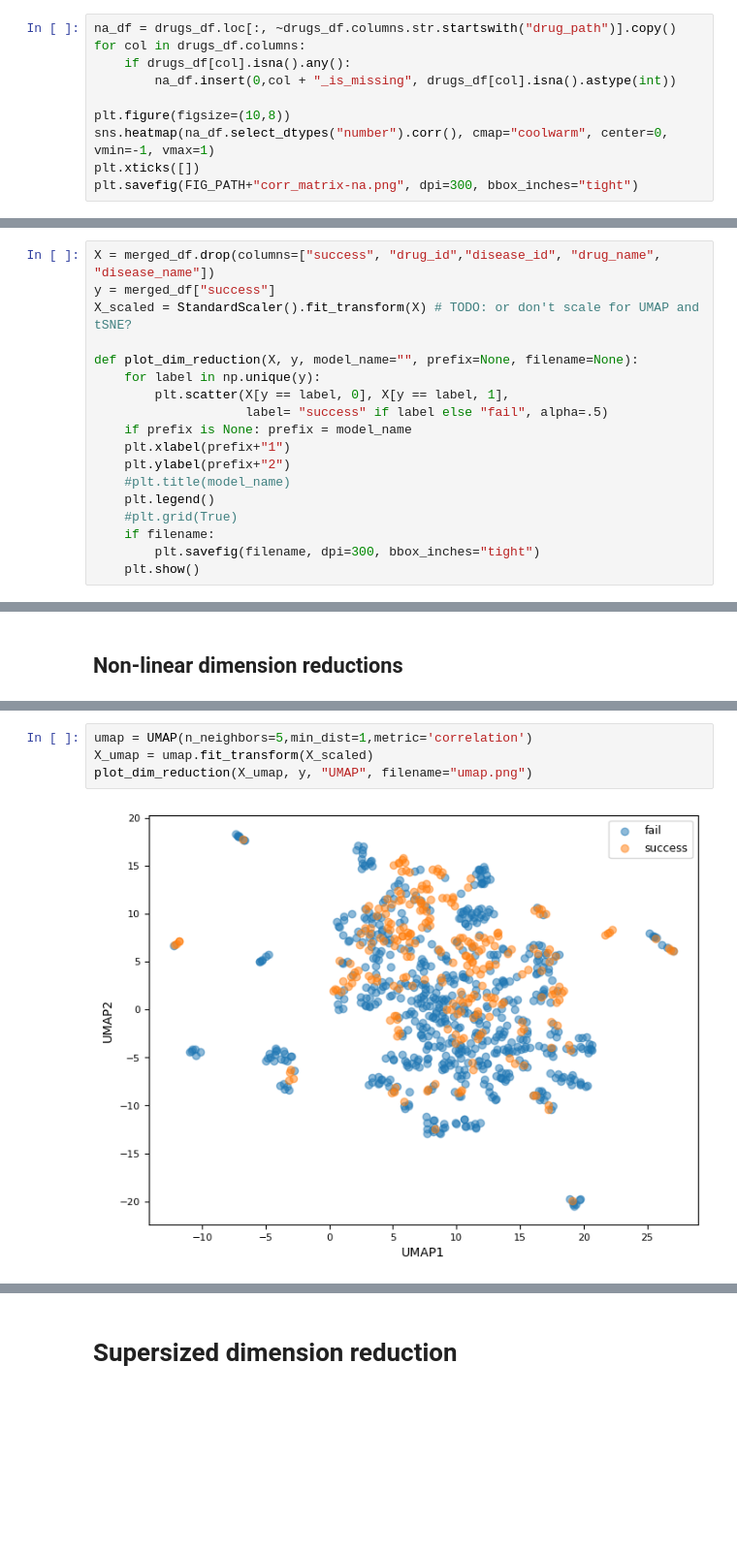
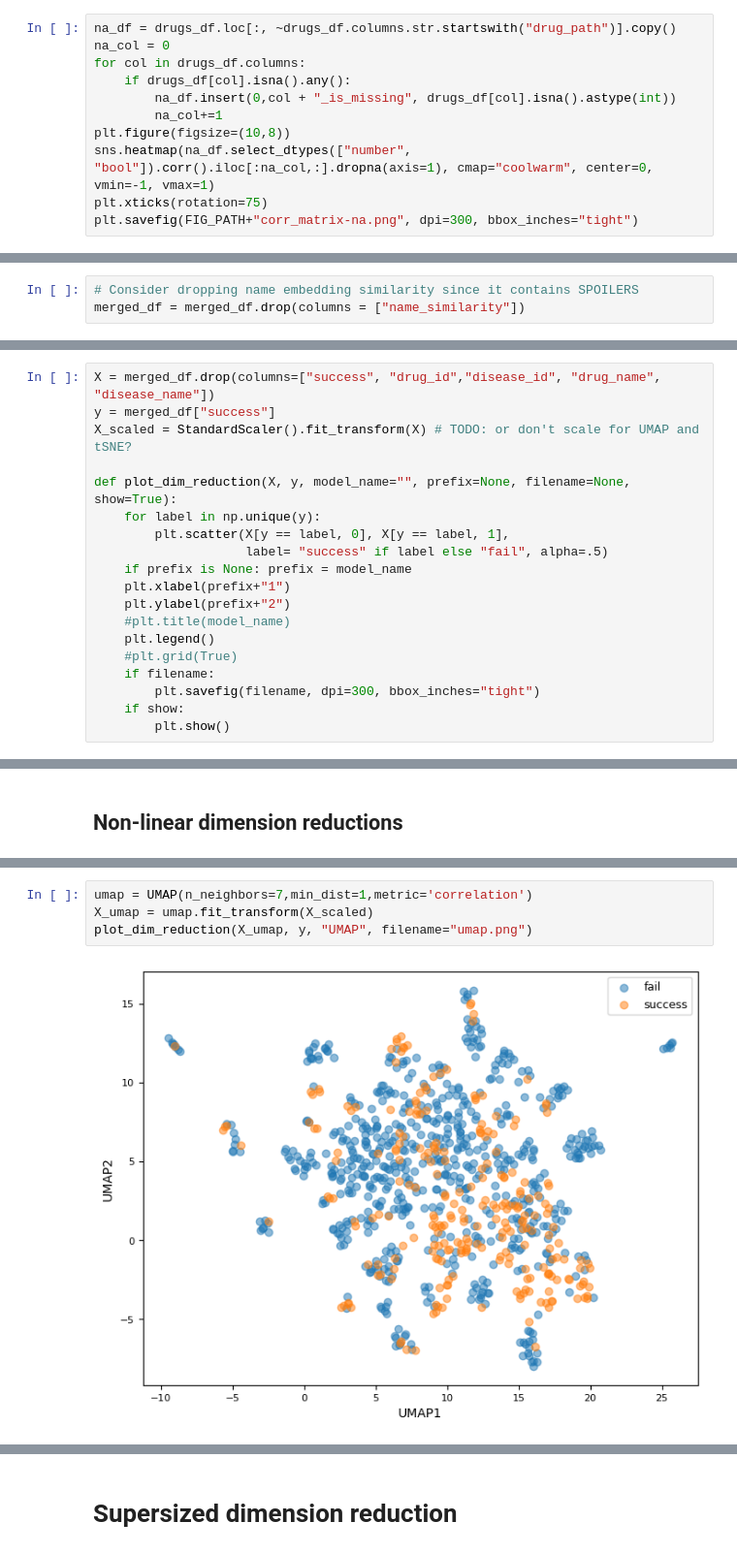
Before and after one commit to Vladislav-Antipin/DALAS-Project, a Jupyter notebook: notebooks/03-EDA.ipynb, the cells around one changed output, grey strips where cells are left out. Shown at 97% size. Cells and saved outputs as stored; diff of their text form; blank space fills up the shorter version.

```diff
--- a/notebooks/03-EDA.ipynb
+++ b/notebooks/03-EDA.ipynb
@@ -240,12 +240,13 @@ plt.show()
 [figure]
 # %%
 na_df = drugs_df.loc[:, ~drugs_df.columns.str.startswith("drug_path")].copy()
+na_col = 0
 for col in drugs_df.columns:
     if drugs_df[col].isna().any():
         na_df.insert(0,col + "_is_missing", drugs_df[col].isna().astype(int))
-
+        na_col+=1
 plt.figure(figsize=(10,8))
-sns.heatmap(na_df.select_dtypes("number").corr(), cmap="coolwarm", center=0, vmin=-1, vmax=1)
-plt.xticks([])
+sns.heatmap(na_df.select_dtypes(["number", "bool"]).corr().iloc[:na_col,:].dropna(axis=1), cmap="coolwarm", center=0, vmin=-1, vmax=1)
+plt.xticks(rotation=75)
 plt.savefig(FIG_PATH+"corr_matrix-na.png", dpi=300, bbox_inches="tight")
 # %% [output]
@@ -486,3 +489,6 @@ plt.show()
+# %%
+# Consider dropping name embedding similarity since it contains SPOILERS
+merged_df = merged_df.drop(columns = ["name_similarity"])
 # %% [markdown]
 # Dimension reduction
 # %% [markdown]
@@ -492,7 +498,7 @@ X = merged_df.drop(columns=["success", "drug_id","disease_id", "drug_name", "dis
 y = merged_df["success"]
 X_scaled = StandardScaler().fit_transform(X) # TODO: or don't scale for UMAP and tSNE?
 
-def plot_dim_reduction(X, y, model_name="", prefix=None, filename=None):
+def plot_dim_reduction(X, y, model_name="", prefix=None, filename=None, show=True):
     for label in np.unique(y):
         plt.scatter(X[y == label, 0], X[y == label, 1],
                     label= "success" if label else "fail", alpha=.5)
@@ -504,7 +510,8 @@ def plot_dim_reduction(X, y, model_name="", prefix=None, filename=None):
     #plt.grid(True)
     if filename:
         plt.savefig(filename, dpi=300, bbox_inches="tight")
-    plt.show()
+    if show:
+        plt.show()
 # %%
 pca = PCA(n_components=100)
 X_pca = pca.fit_transform(X_scaled)
@@ -583,7 +600,7 @@ plot_dim_reduction(X_isomap, y, "Isomap", filename="isomap.png")
 # %%
-umap = UMAP(n_neighbors=5,min_dist=1,metric='correlation')
+umap = UMAP(n_neighbors=7,min_dist=1,metric='correlation')
 X_umap = umap.fit_transform(X_scaled)
 plot_dim_reduction(X_umap, y, "UMAP", filename="umap.png")
 # %% [output]
-[figure, old version]
+[figure, new version]
 # %%
```
Also changed, not shown: parts of 14 cells of this notebook, 15 other files.
